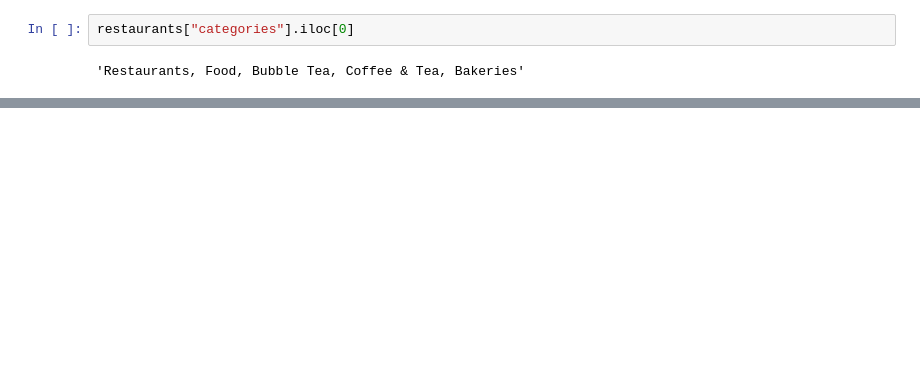
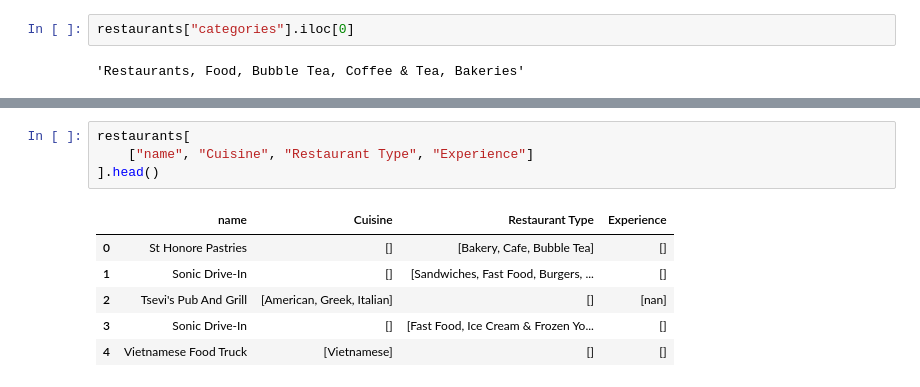
Before and after one commit to egaverilla-thestudent/Restaurant-Recommendation-System-Redux, a Jupyter notebook: notebooks/03_feature_engineering.ipynb, the cells around one changed output, grey strips where cells are left out. Saved outputs shown, nothing was run; the diff lists cells and outputs as text; blank space fills up the shorter version.

```diff
--- a/notebooks/03_feature_engineering.ipynb
+++ b/notebooks/03_feature_engineering.ipynb
@@ -118,0 +131,11 @@ restaurants["categories"].iloc[0]
+# %%
+restaurants[
+    ["name", "Cuisine", "Restaurant Type", "Experience"]
+].head()
+# %% [output]
+|  | name | Cuisine | Restaurant Type | Experience |
+| 0 | St Honore Pastries | [] | [Bakery, Cafe, Bubble Tea] | [] |
+| 1 | Sonic Drive-In | [] | [Sandwiches, Fast Food, Burgers, ... | [] |
+| 2 | Tsevi's Pub And Grill | [American, Greek, Italian] | [] | [nan] |
+| 3 | Sonic Drive-In | [] | [Fast Food, Ice Cream & Frozen Yo... | [] |
+| 4 | Vietnamese Food Truck | [Vietnamese] | [] | [] |
```
Also changed, not shown: parts of 9 cells of this notebook.
